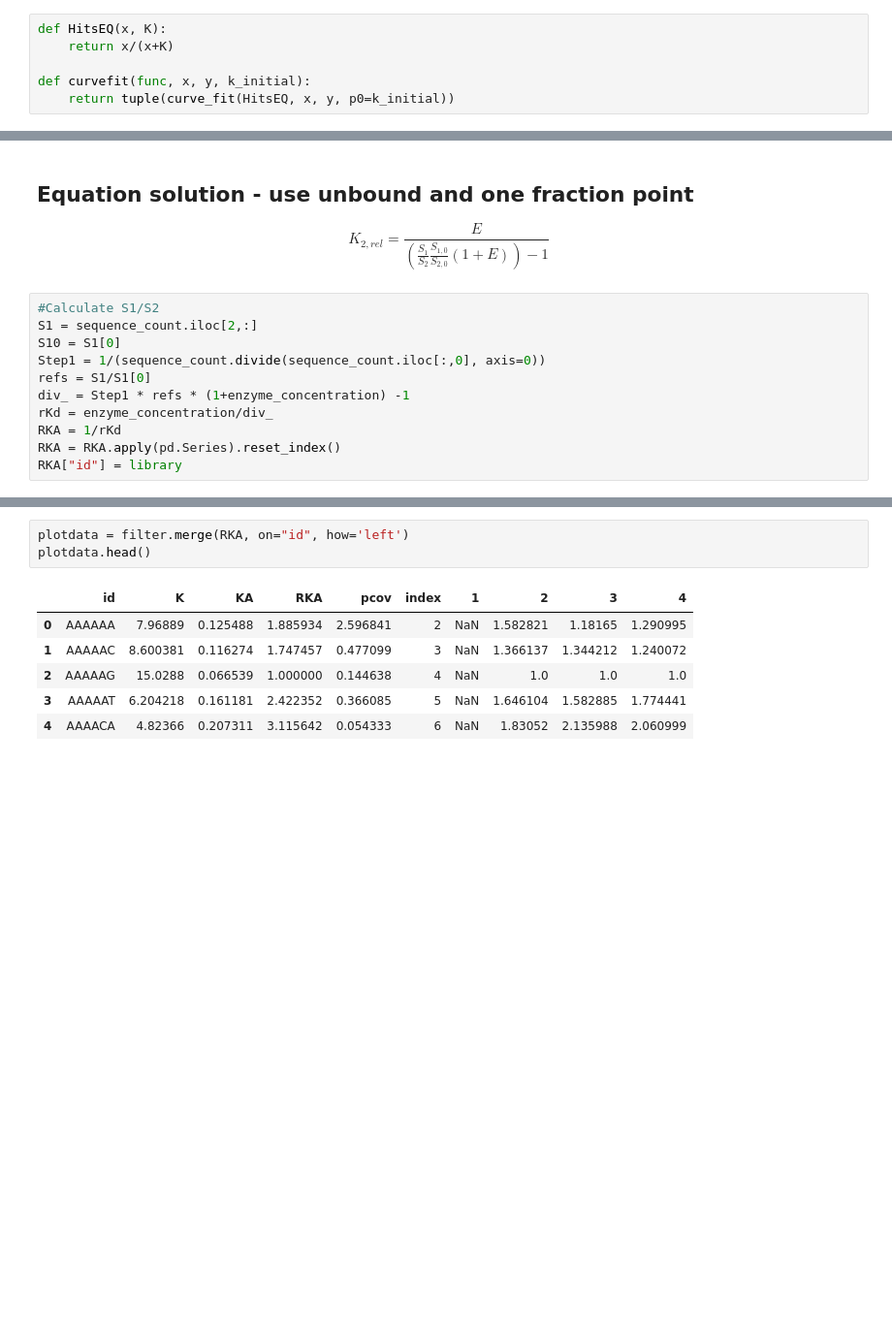
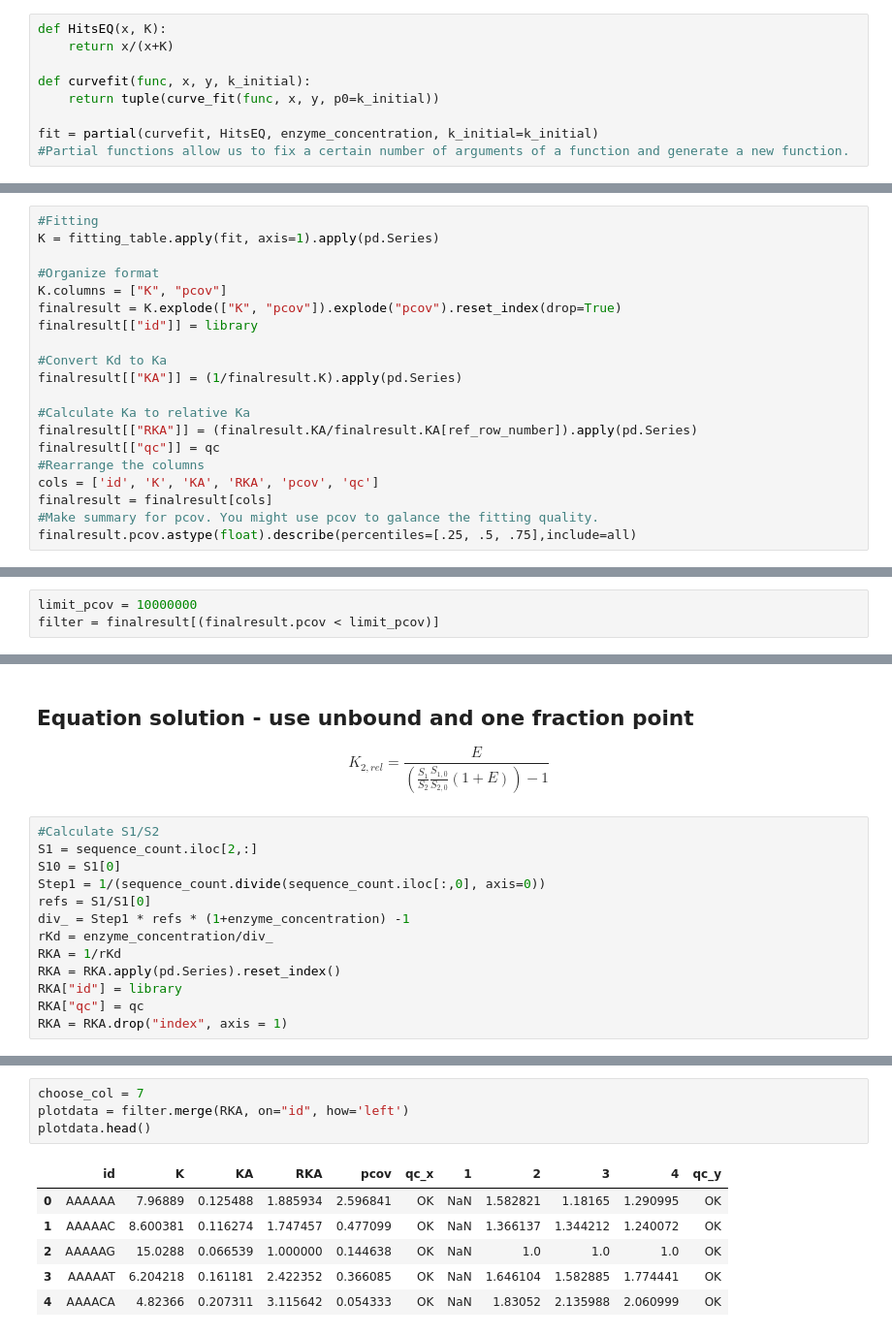
Before and after one commit to hsuanchunlin/HiTS-EQ_Python_version, a Jupyter notebook: HiTS-EQ.ipynb, the cells around one changed output, grey strips where cells are left out. Shown: that part at 97% size. Cells and saved outputs as stored; diff of their text form; blank space fills up the shorter version.

```diff
--- a/HiTS-EQ.ipynb
+++ b/HiTS-EQ.ipynb
@@ -55,4 +94,7 @@ def HitsEQ(x, K):
     return x/(x+K)
 
 def curvefit(func, x, y, k_initial):
-    return tuple(curve_fit(HitsEQ, x, y, p0=k_initial))
+    return tuple(curve_fit(func, x, y, p0=k_initial))
+
+fit = partial(curvefit, HitsEQ, enzyme_concentration, k_initial=k_initial)
+#Partial functions allow us to fix a certain number of arguments of a function and generate a new function.
@@ -113,0 +103,20 @@ filter
+# %%
+#Fitting
+K = fitting_table.apply(fit, axis=1).apply(pd.Series)
+
+#Organize format
+K.columns = ["K", "pcov"]
+finalresult = K.explode(["K", "pcov"]).explode("pcov").reset_index(drop=True)
+finalresult[["id"]] = library
+
+#Convert Kd to Ka
+finalresult[["KA"]] = (1/finalresult.K).apply(pd.Series)
+
+#Calculate Ka to relative Ka
+finalresult[["RKA"]] = (finalresult.KA/finalresult.KA[ref_row_number]).apply(pd.Series)
+finalresult[["qc"]] = qc
+#Rearrange the columns
+cols = ['id', 'K', 'KA', 'RKA', 'pcov', 'qc']
+finalresult = finalresult[cols]
+#Make summary for pcov. You might use pcov to galance the fitting quality.
+finalresult.pcov.astype(float).describe(percentiles=[.25, .5, .75],include=all)
@@ -113,0 +137,3 @@ filter
+# %%
+limit_pcov = 10000000
+filter = finalresult[(finalresult.pcov < limit_pcov)]
@@ -126,3 +166,5 @@ rKd = enzyme_concentration/div_
 RKA = 1/rKd
 RKA = RKA.apply(pd.Series).reset_index()
 RKA["id"] = library
+RKA["qc"] = qc
+RKA = RKA.drop("index", axis = 1)
@@ -129,11 +174,12 @@ RKA["id"] = library
 # %%
+choose_col = 7
 plotdata = filter.merge(RKA, on="id", how='left')
 plotdata.head()
 # %% [output]
-|  | id | K | KA | RKA | pcov | index | 1 | 2 | 3 | 4 |
-| 0 | AAAAAA | 7.96889 | 0.125488 | 1.885934 | 2.596841 | 2 | NaN | 1.582821 | 1.18165 | 1.290995 |
-| 1 | AAAAAC | 8.600381 | 0.116274 | 1.747457 | 0.477099 | 3 | NaN | 1.366137 | 1.344212 | 1.240072 |
-| 2 | AAAAAG | 15.0288 | 0.066539 | 1.000000 | 0.144638 | 4 | NaN | 1.0 | 1.0 | 1.0 |
-| 3 | AAAAAT | 6.204218 | 0.161181 | 2.422352 | 0.366085 | 5 | NaN | 1.646104 | 1.582885 | 1.774441 |
-| 4 | AAAACA | 4.82366 | 0.207311 | 3.115642 | 0.054333 | 6 | NaN | 1.83052 | 2.135988 | 2.060999 |
+|  | id | K | KA | RKA | pcov | qc_x | 1 | 2 | 3 | 4 | qc_y |
+| 0 | AAAAAA | 7.96889 | 0.125488 | 1.885934 | 2.596841 | OK | NaN | 1.582821 | 1.18165 | 1.290995 | OK |
+| 1 | AAAAAC | 8.600381 | 0.116274 | 1.747457 | 0.477099 | OK | NaN | 1.366137 | 1.344212 | 1.240072 | OK |
+| 2 | AAAAAG | 15.0288 | 0.066539 | 1.000000 | 0.144638 | OK | NaN | 1.0 | 1.0 | 1.0 | OK |
+| 3 | AAAAAT | 6.204218 | 0.161181 | 2.422352 | 0.366085 | OK | NaN | 1.646104 | 1.582885 | 1.774441 | OK |
+| 4 | AAAACA | 4.82366 | 0.207311 | 3.115642 | 0.054333 | OK | NaN | 1.83052 | 2.135988 | 2.060999 | OK |
 # %%
```
Also changed, not shown: parts of 32 cells of this notebook, 1 other file.
